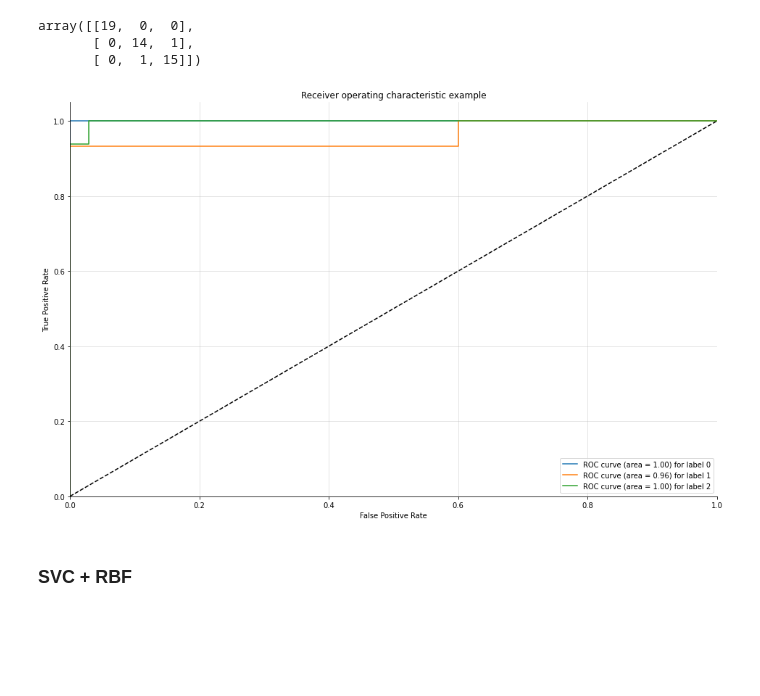
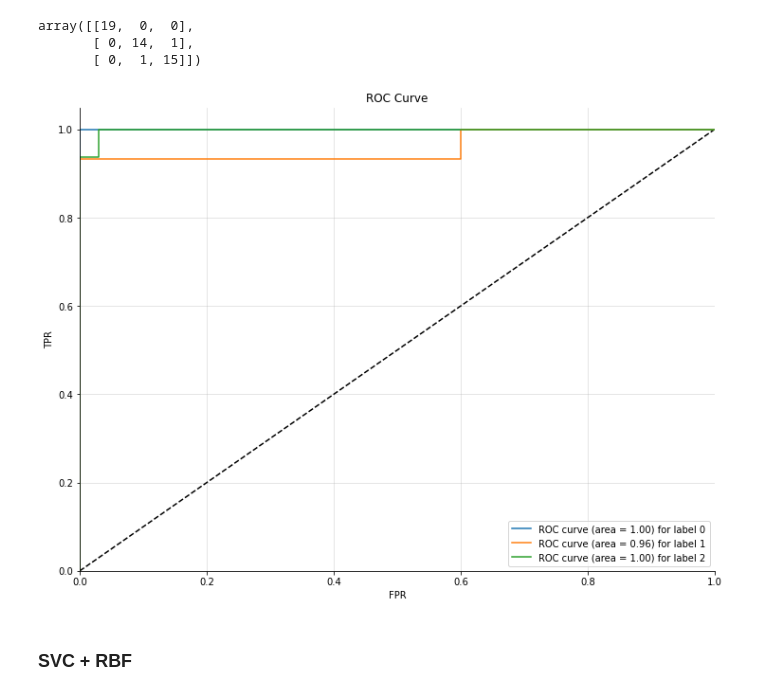
Before and after one commit to hxri/Deep-Learning-Lab, a Jupyter notebook: Experiment_1_SVC.ipynb, the cells around one changed output. Drawn from its saved outputs; the diff is of its cells as text; code cells hidden in the pictures; blank space fills up the shorter version.

```diff
--- a/Experiment_1_SVC.ipynb
+++ b/Experiment_1_SVC.ipynb
@@ -125,38 +125,35 @@ array([[19,  0,  0],
        [ 0, 14,  1],
        [ 0,  1, 15]])
 # %%
-def plot_multiclass_roc(clf, X_test, y_test, n_classes, figsize=(12, 6)):
-    y_score = clf.decision_function(X_test)
+y_score = svc_linear.decision_function(X_test)
 
-    # structures
-    fpr = dict()
-    tpr = dict()
-    roc_auc = dict()
+# structures
+fpr = dict()
+tpr = dict()
+roc_auc = dict()
 
-    # calculate dummies once
-    y_test_dummies = pd.get_dummies(y_test, drop_first=False).values
-    for i in range(n_classes):
-        fpr[i], tpr[i], _ = roc_curve(y_test_dummies[:, i], y_score[:, i])
-        roc_auc[i] = auc(fpr[i], tpr[i])
+# calculate dummies once
+y_test_dummies = pd.get_dummies(y_test, drop_first=False).values
+for i in range(3):
+    fpr[i], tpr[i], _ = roc_curve(y_test_dummies[:, i], y_score[:, i])
+    roc_auc[i] = auc(fpr[i], tpr[i])
 
-    # roc for each class
-    fig, ax = plt.subplots(figsize=figsize)
-    ax.plot([0, 1], [0, 1], 'k--')
-    ax.set_xlim([0.0, 1.0])
-    ax.set_ylim([0.0, 1.05])
-    ax.set_xlabel('False Positive Rate')
-    ax.set_ylabel('True Positive Rate')
-    ax.set_title('Receiver operating characteristic example')
-    for i in range(n_classes):
-        ax.plot(fpr[i], tpr[i], label='ROC curve (area = %0.2f) for label %i' % (roc_auc[i], i))
-    ax.legend(loc="best")
-    ax.grid(alpha=.4)
-    sns.despine()
-    plt.show()
-
-plot_multiclass_roc(svc_linear, X_test, y_test, n_classes=3, figsize=(16, 10))
+# roc for each class
+fig, ax = plt.subplots(figsize=(12,9))
+ax.plot([0, 1], [0, 1], 'k--')
+ax.set_xlim([0.0, 1.0])
+ax.set_ylim([0.0, 1.05])
+ax.set_xlabel('FPR')
+ax.set_ylabel('TPR')
+ax.set_title('ROC Curve')
+for i in range(3):
+    ax.plot(fpr[i], tpr[i], label='ROC curve (area = %0.2f) for label %i' % (roc_auc[i], i))
+ax.legend(loc="best")
+ax.grid(alpha=.4)
+sns.despine()
+plt.show()
 # %% [output]
-[figure, old version]
+[figure, new version]
 # %% [markdown]
 ### SVC + RBF
 # %%
```
